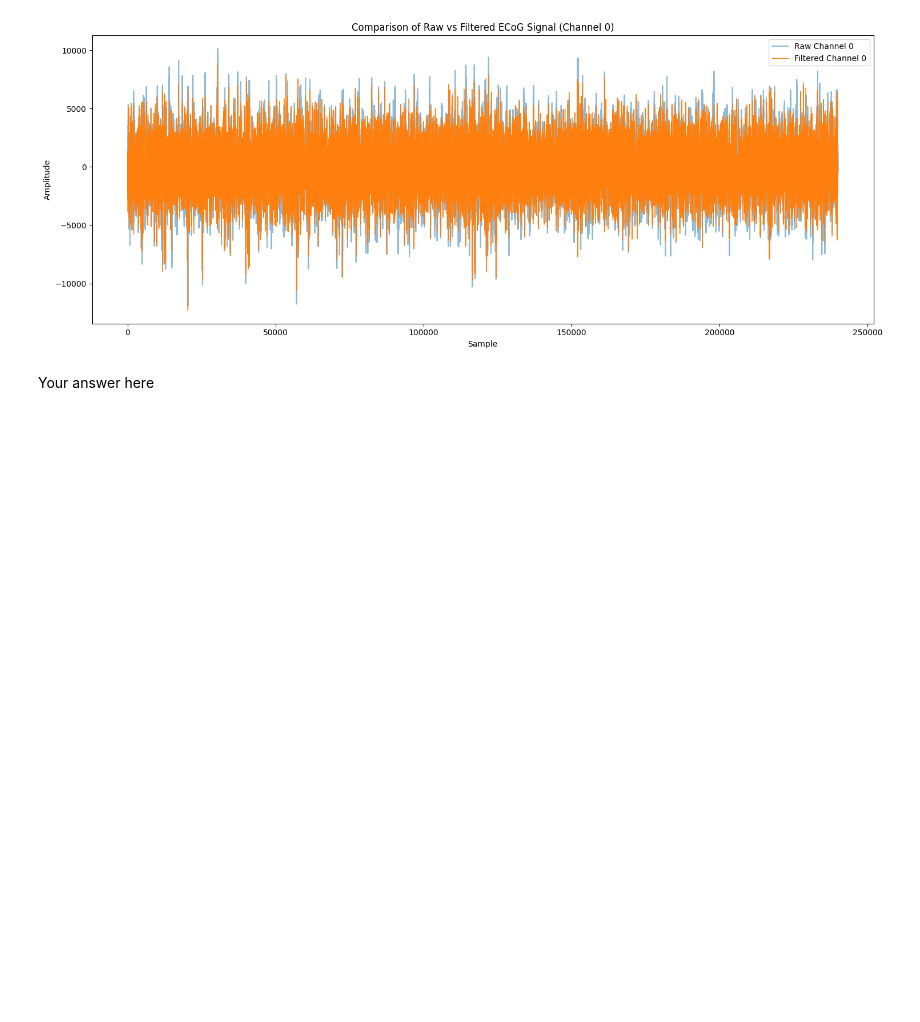
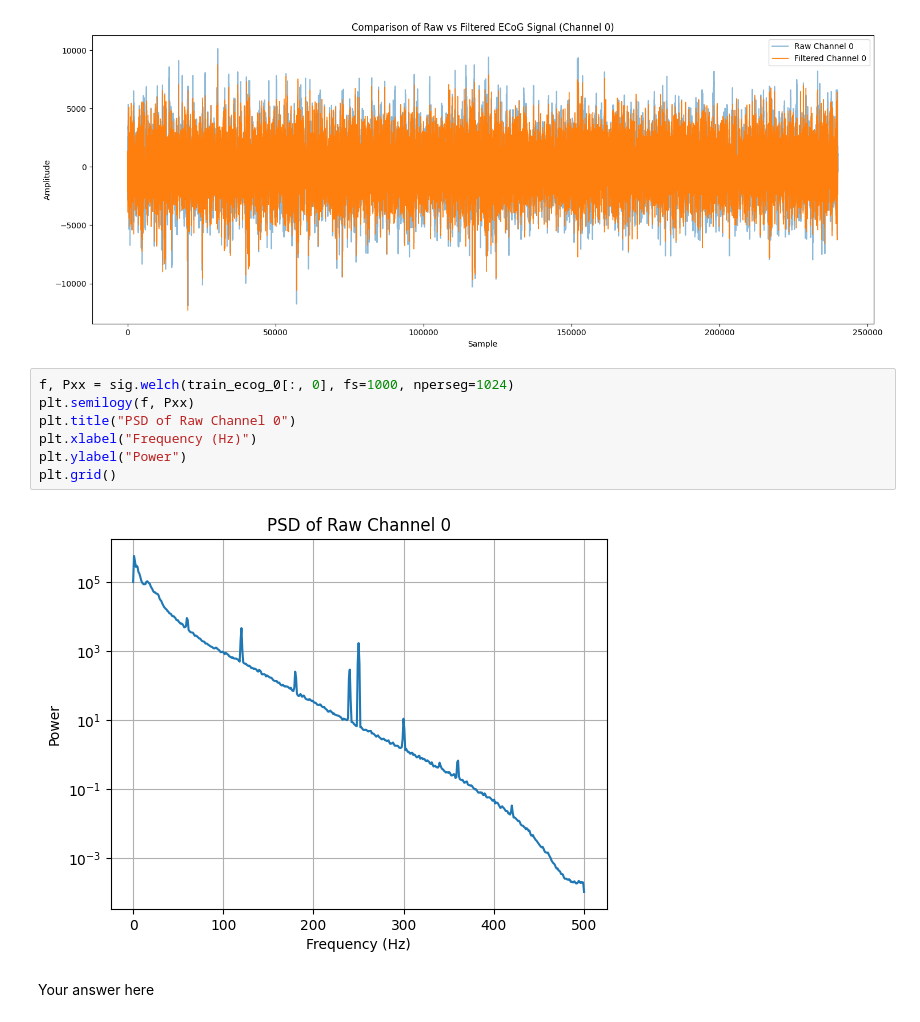
Before and after one commit to kimberlyliang/be5210_final_project, a Jupyter notebook: Final_Project_Part_1_Questions.ipynb, the cells around one changed output. Drawn from its saved outputs; the diff is of its cells as text; blank space fills up the shorter version.

```diff
--- a/Final_Project_Part_1_Questions.ipynb
+++ b/Final_Project_Part_1_Questions.ipynb
@@ -312,6 +312,15 @@ plt.tight_layout()
 plt.show()
 # %% [output]
 [figure]
+# %%
+f, Pxx = sig.welch(train_ecog_0[:, 0], fs=1000, nperseg=1024)
+plt.semilogy(f, Pxx)
+plt.title("PSD of Raw Channel 0")
+plt.xlabel("Frequency (Hz)")
+plt.ylabel("Power")
+plt.grid()
+# %% [output]
+[figure, added]
 # %% [markdown]
 Your answer here
 # %% [markdown]
```
Also changed, not shown: parts of 1 cell of this notebook.
